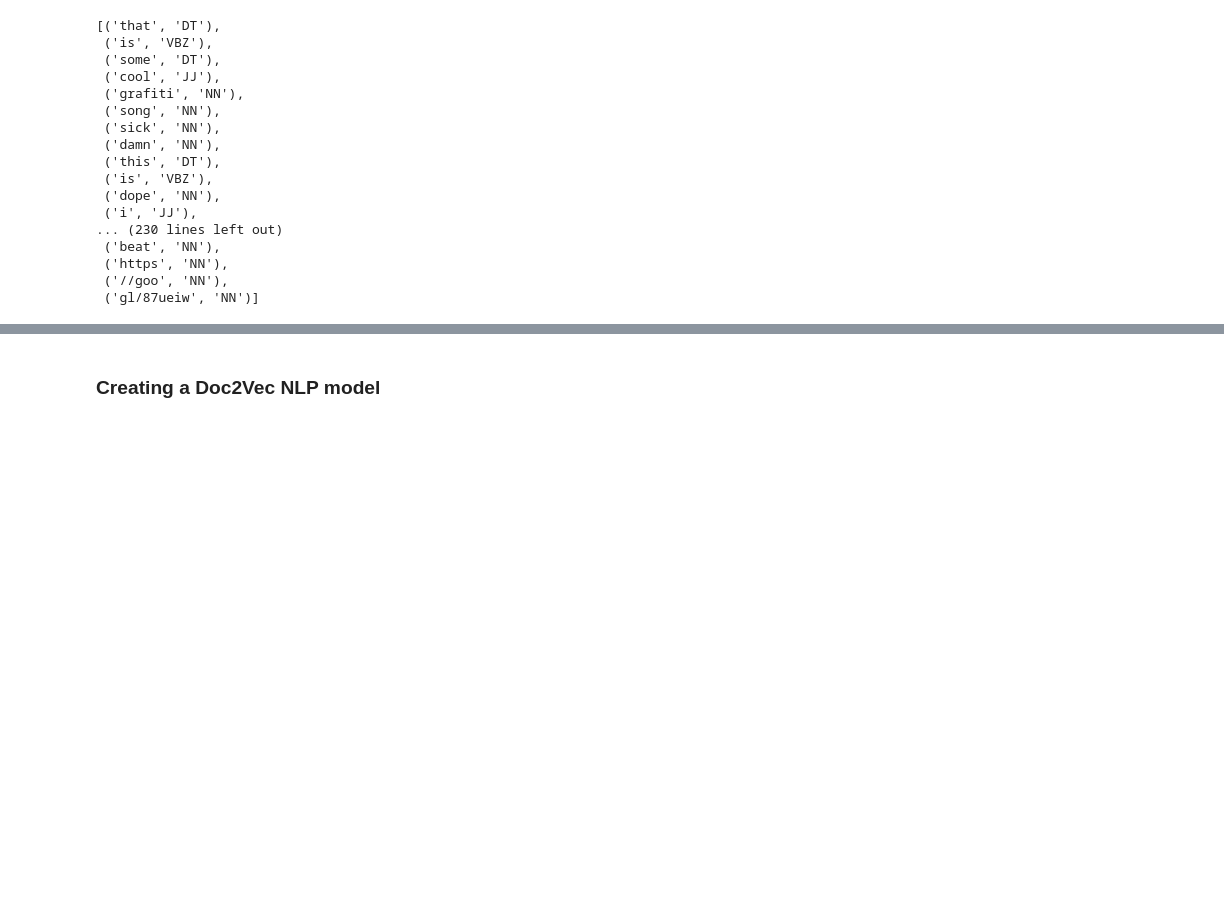
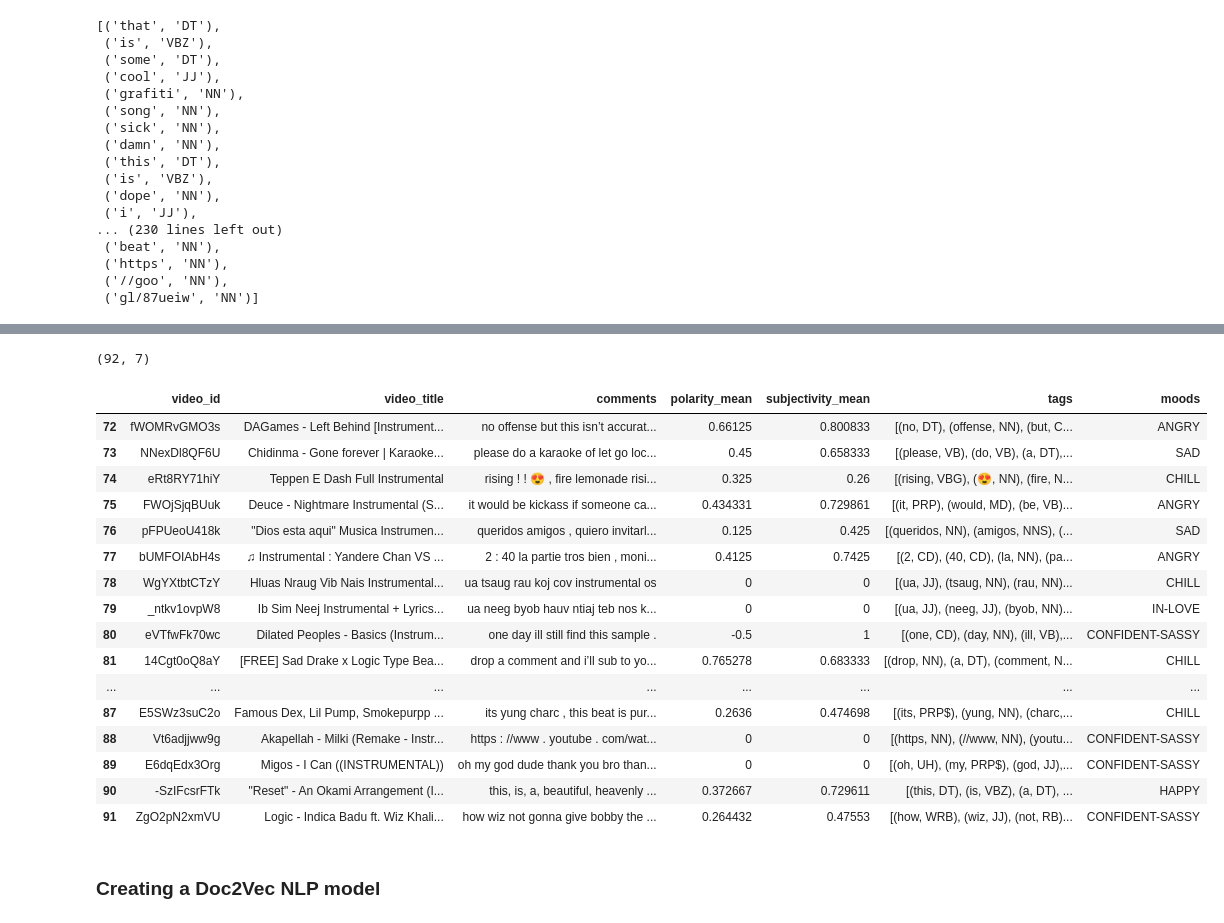
Before and after one commit to labs12-music-stream-selector/DS, a Jupyter notebook: NLP-videos-comments.ipynb, the cells around one changed output, grey strips where cells are left out. Drawn from its saved outputs; the diff is of its cells as text; code cells hidden in the pictures; blank space fills up the shorter version.

Commit message:
Use TextBlob functionality to add polarity and subjectivity metrics [NLP] to videos based on comments

```diff
--- a/NLP-videos-comments.ipynb
+++ b/NLP-videos-comments.ipynb
@@ -176,0 +190,11 @@ gl/87ueiw
+# %%
+# Add two new columns to comments_df: one each for TextBlob polarity mean and subjectivity mean
+
+tblob_vids_comments_df = pd.concat(
+    [comments_df, pd.DataFrame(columns=['polarity_mean', 'subjectivity_mean', 'tags'])], axis=1)
+
+# full_videos_df = pd.merge(videos_df, comments_df, on='video_id')
+tblob_vids_comments_df = pd.merge(tblob_vids_comments_df, videos_df, on='video_id')
+cols = tblob_vids_comments_df.columns.to_list()
+cols = [cols[0]] + [cols[5]] + [cols[1]] + cols[2:5] + [cols[-1]]
+tblob_vids_comments_df = tblob_vids_comments_df[cols]
@@ -176,0 +244,23 @@ gl/87ueiw
+# %%
+# Check how df looks, prior to sending to csv
+print(tblob_vids_comments_df.shape)
+tblob_vids_comments_df.tail(20)
+# %% [output]
+(92, 7)
+|  | video_id | video_title | comments | polarity_mean | subjectivity_mean | tags | moods |
+| 72 | fWOMRvGMO3s | DAGames - Left Behind [Instrument... | no offense but this isn’t accurat... | 0.66125 | 0.800833 | [(no, DT), (offense, NN), (but, C... | ANGRY |
+| 73 | NNexDl8QF6U | Chidinma - Gone forever | Karaoke... | please do a karaoke of let go loc... | 0.45 | 0.658333 | [(please, VB), (do, VB), (a, DT),... | SAD |
+| 74 | eRt8RY71hiY | Teppen E Dash Full Instrumental | rising ! ! 😍 , fire lemonade risi... | 0.325 | 0.26 | [(rising, VBG), (😍, NN), (fire, N... | CHILL |
+| 75 | FWOjSjqBUuk | Deuce - Nightmare Instrumental (S... | it would be kickass if someone ca... | 0.434331 | 0.729861 | [(it, PRP), (would, MD), (be, VB)... | ANGRY |
+| 76 | pFPUeoU418k | "Dios esta aqui" Musica Instrumen... | queridos amigos , quiero invitarl... | 0.125 | 0.425 | [(queridos, NN), (amigos, NNS), (... | SAD |
+| 77 | bUMFOIAbH4s | ♫ Instrumental : Yandere Chan VS ... | 2 : 40 la partie tros bien , moni... | 0.4125 | 0.7425 | [(2, CD), (40, CD), (la, NN), (pa... | ANGRY |
+| 78 | WgYXtbtCTzY | Hluas Nraug Vib Nais Instrumental... | ua tsaug rau koj cov instrumental os | 0 | 0 | [(ua, JJ), (tsaug, NN), (rau, NN)... | CHILL |
+| 79 | _ntkv1ovpW8 | Ib Sim Neej Instrumental + Lyrics... | ua neeg byob hauv ntiaj teb nos k... | 0 | 0 | [(ua, JJ), (neeg, JJ), (byob, NN)... | IN-LOVE |
+| 80 | eVTfwFk70wc | Dilated Peoples - Basics (Instrum... | one day ill still find this sample . | -0.5 | 1 | [(one, CD), (day, NN), (ill, VB),... | CONFIDENT-SASSY |
+| 81 | 14Cgt0oQ8aY | [FREE] Sad Drake x Logic Type Bea... | drop a comment and i’ll sub to yo... | 0.765278 | 0.683333 | [(drop, NN), (a, DT), (comment, N... | CHILL |
+| ... | ... | ... | ... | ... | ... | ... | ... |
+| 87 | E5SWz3suC2o | Famous Dex, Lil Pump, Smokepurpp ... | its yung charc , this beat is pur... | 0.2636 | 0.474698 | [(its, PRP$), (yung, NN), (charc,... | CHILL |
+| 88 | Vt6adjjww9g | Akapellah - Milki (Remake - Instr... | https : //www . youtube . com/wat... | 0 | 0 | [(https, NN), (//www, NN), (youtu... | CONFIDENT-SASSY |
+| 89 | E6dqEdx3Org | Migos - I Can ((INSTRUMENTAL)) | oh my god dude thank you bro than... | 0 | 0 | [(oh, UH), (my, PRP$), (god, JJ),... | CONFIDENT-SASSY |
+| 90 | -SzIFcsrFTk | "Reset" - An Okami Arrangement (I... | this, is, a, beautiful, heavenly ... | 0.372667 | 0.729611 | [(this, DT), (is, VBZ), (a, DT), ... | HAPPY |
+| 91 | ZgO2pN2xmVU | Logic - Indica Badu ft. Wiz Khali... | how wiz not gonna give bobby the ... | 0.264432 | 0.47553 | [(how, WRB), (wiz, JJ), (not, RB)... | CONFIDENT-SASSY |
```
Also changed, not shown: parts of 5 cells of this notebook.
